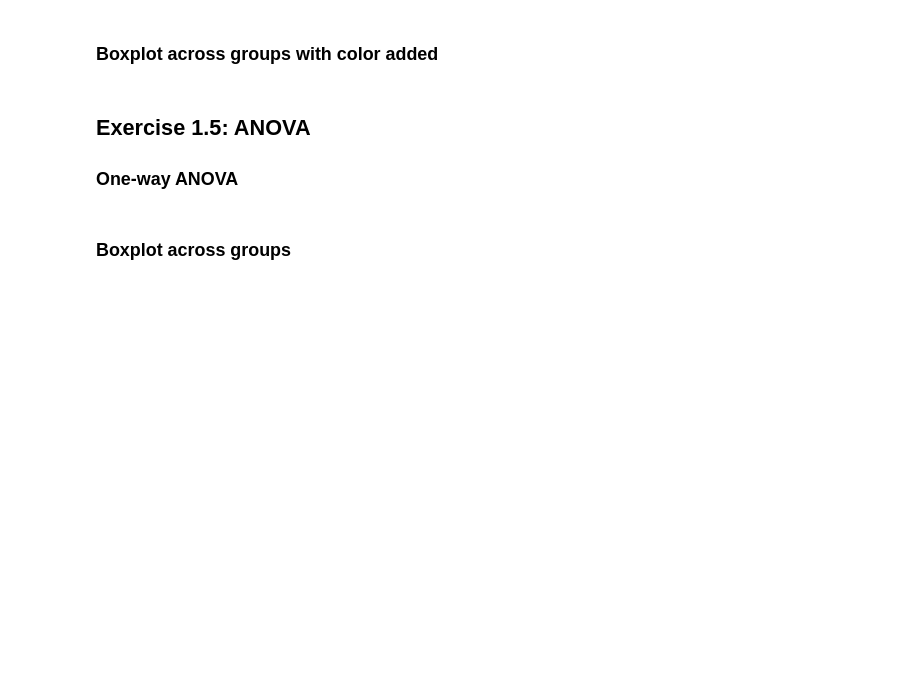
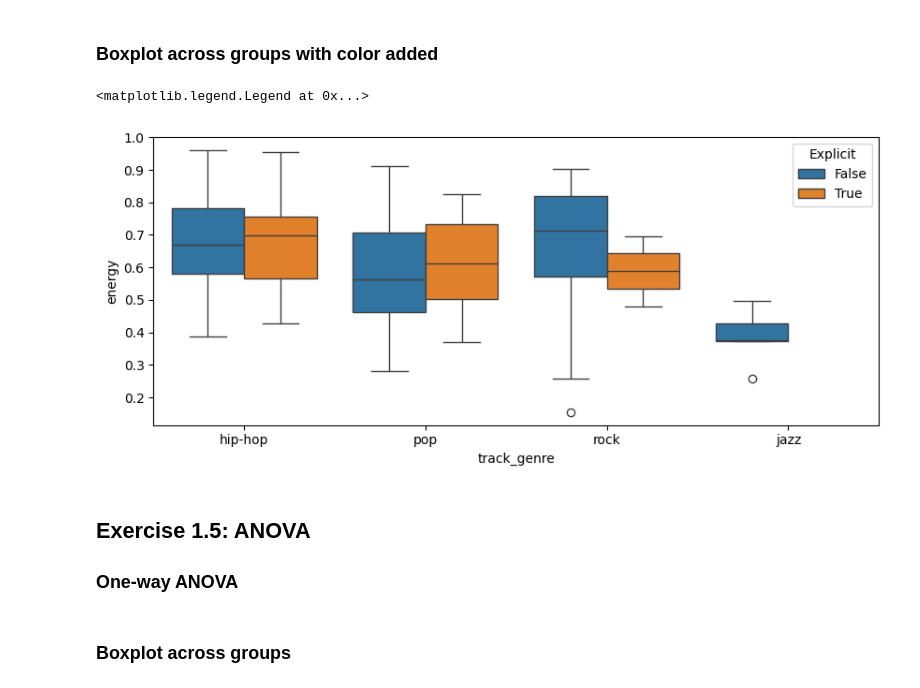
Before and after one commit to ismayc/oreilly-statistical-modeling-and-inference-with-python, a Jupyter notebook: exercises_2025-08.ipynb, the cells around one changed output. Cells and saved outputs as stored; diff of their text form; code cells hidden in the pictures; blank space fills up the shorter version.

```diff
--- a/exercises_2025-08.ipynb
+++ b/exercises_2025-08.ipynb
@@ -403,6 +423,13 @@ from statsmodels.formula.api import ols
 ### Boxplot across groups with color added
 # %%
 # Boxplot for visualization
+plt.figure(figsize=(10, 4))
+sns.boxplot(x='track_genre', y='energy', hue='explicit',
+            data=spotify_sample_subset)
+plt.legend(title = "Explicit")
+# %% [output]
+<matplotlib.legend.Legend at 0x...>
+[figure, added]
 # %% [markdown]
 ## Exercise 1.5: ANOVA
 
```
Also changed, not shown: parts of 5 cells of this notebook.
